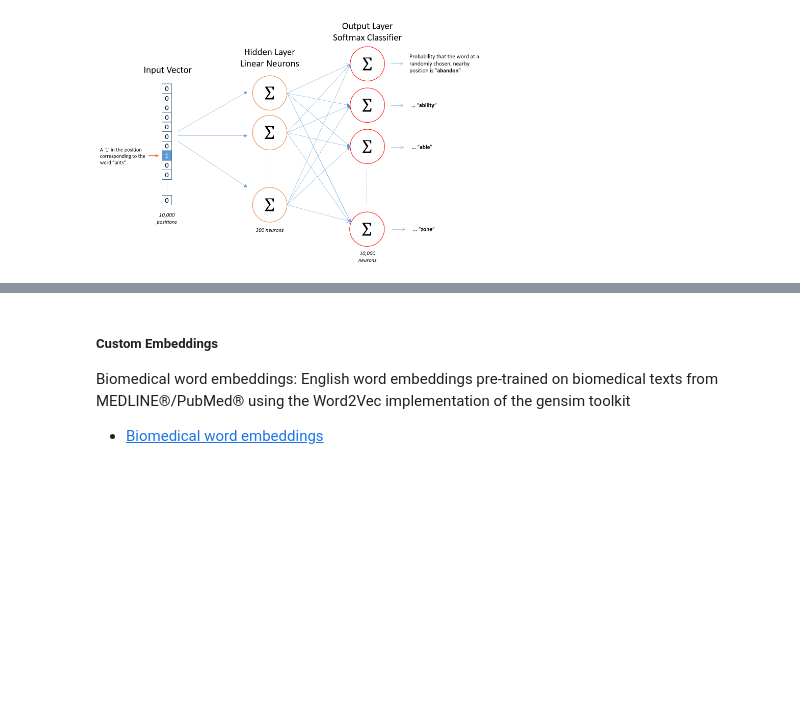
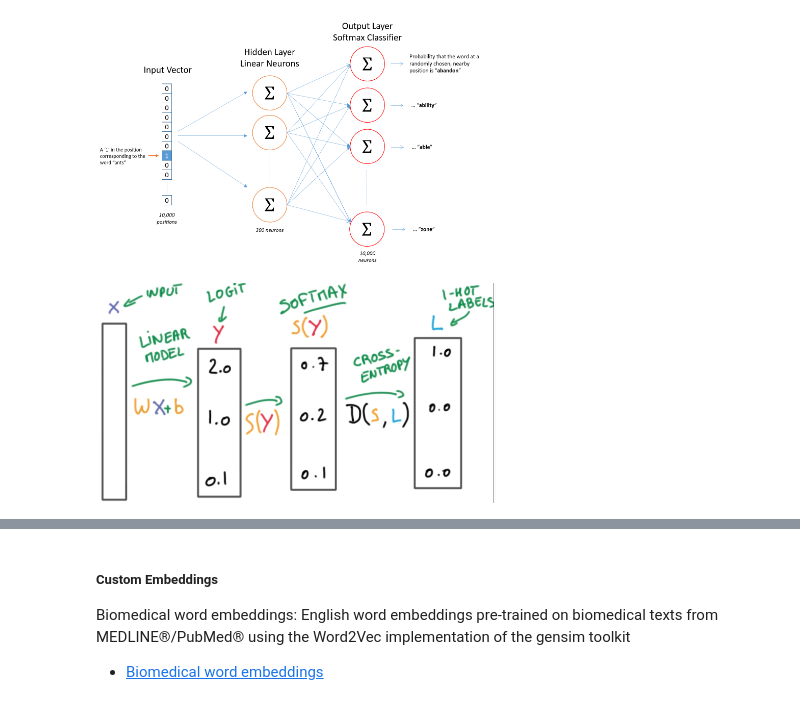
Before and after one commit to Alexjmsherman/nlp_practicum_health, a Jupyter notebook: lessons/lesson_6_word_embeddings/Word Embeddings Solution.ipynb, the cells around one changed output, grey strips where cells are left out. Saved outputs shown, nothing was run; the diff lists cells and outputs as text; code cells hidden in the pictures; blank space fills up the shorter version.

```diff
--- a/lessons/lesson_6_word_embeddings/Word Embeddings Solution.ipynb
+++ b/lessons/lesson_6_word_embeddings/Word Embeddings Solution.ipynb
@@ -209,3 +114,8 @@ For our example, we’re going to say that we’re learning word vectors with 30
 Image("../../raw_data/images/w2v_architecture.png", width=400)
 # %% [output]
 [figure]
+# %%
+# Multinomial Logistic Regression
+Image("../../raw_data/images/multinomial_logistic_regression.png", width=400)
+# %% [output]
+[figure, added]
```
Also changed, not shown: parts of 92 cells of this notebook, 2 other files.
